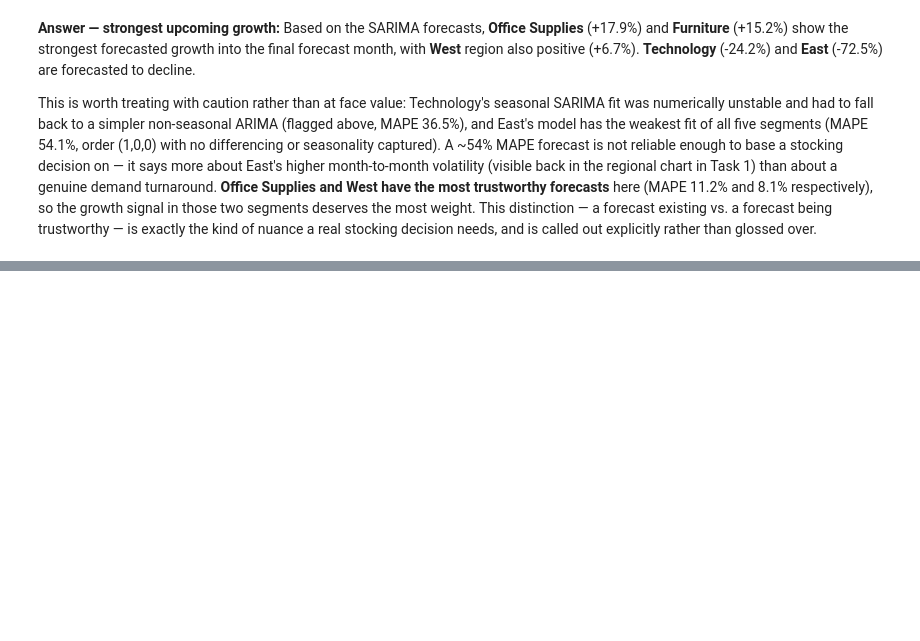
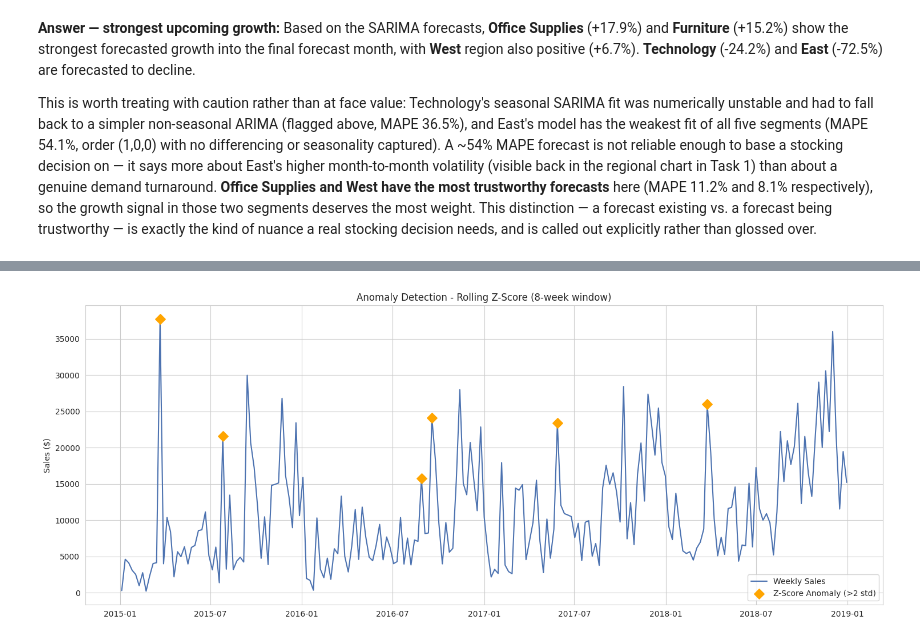
Before and after one commit to krtechie/sales-forecasting, a Jupyter notebook: analysis.ipynb, the cells around one changed output, grey strips where cells are left out. Cells and saved outputs as stored; diff of their text form; code cells hidden in the pictures; blank space fills up the shorter version.

```diff
--- a/analysis.ipynb
+++ b/analysis.ipynb
@@ -1001,0 +1084,13 @@ over.
+# %%
+# Rolling Z-score: for each week, compare its sales value to the mean/std of the preceding
+# 8 weeks. If it's more than 2 standard deviations away from that local rolling average,
+# flag it as anomalous. This is a LOCAL definition of anomaly (relative to recent weeks),
+# which complements Isolation Forest's GLOBAL definition (relative to the whole series).
+window = 8
+weekly_df['RollingMean'] = weekly_df['Sales'].rolling(window=window).mean()
+weekly_df['RollingStd'] = weekly_df['Sales'].rolling(window=window).std()
+weekly_df['ZScore'] = (weekly_df['Sales'] - weekly_df['RollingMean']) / weekly_df['RollingStd']
+weekly_df['ZScore_Anomaly'] = weekly_df['ZScore'].abs() > 2
+
+print(f"Rolling Z-Score flagged {weekly_df['ZScore_Anomaly'].sum()} anomalous weeks out of {len(weekly_df)}")
+weekly_df[weekly_df['ZScore_Anomaly']][['Date', 'Sales', 'ZScore']].sort_values('Date')
@@ -1001,0 +1106,14 @@ over.
+# %%
+fig, ax = plt.subplots(figsize=(15, 6))
+ax.plot(weekly_df['Date'], weekly_df['Sales'], color='#4C72B0', label='Weekly Sales', zorder=1)
+z_anomalies = weekly_df[weekly_df['ZScore_Anomaly']]
+ax.scatter(z_anomalies['Date'], z_anomalies['Sales'], color='orange', s=80, marker='D',
+           label='Z-Score Anomaly (>2 std)', zorder=3)
+ax.set_title('Anomaly Detection - Rolling Z-Score (8-week window)')
+ax.set_ylabel('Sales ($)')
+ax.legend()
+plt.tight_layout()
+plt.savefig('charts/anomalies_zscore.png', dpi=120)
+plt.show()
+# %% [output]
+[figure, added]
```
Also changed, not shown: parts of 15 cells of this notebook, 4 other files.
